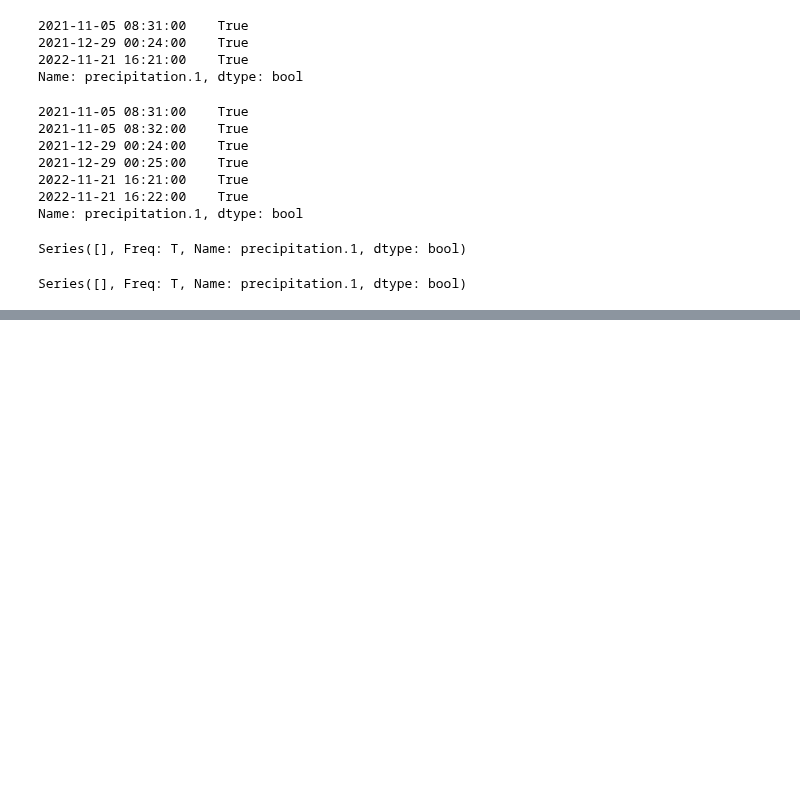
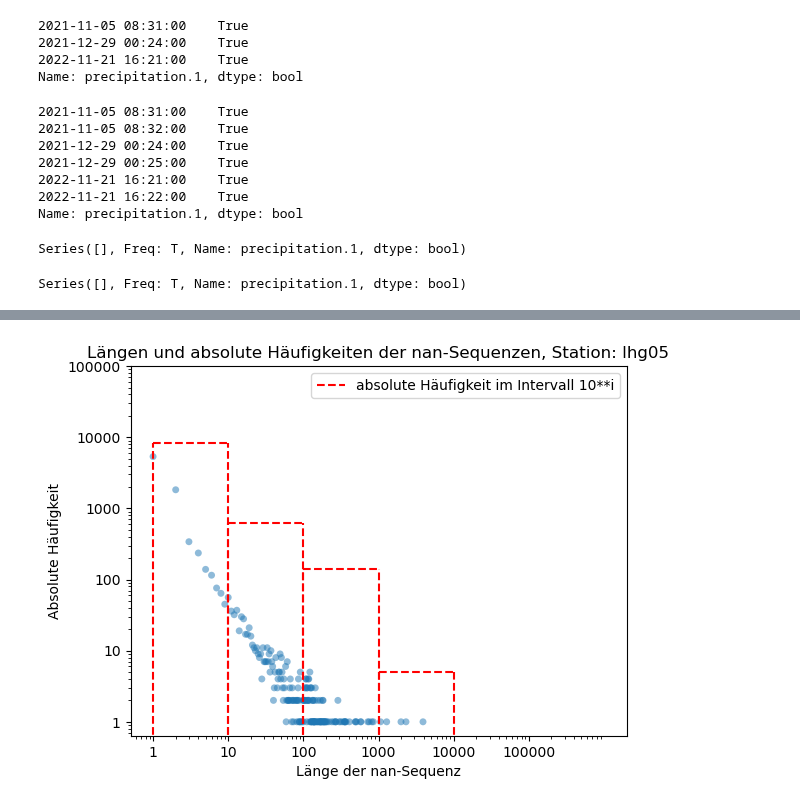
Before and after one commit to Nicholas202024/Hiwi_Code, a Jupyter notebook: kurze_nan_sequenzen_checken.ipynb, the cells around one changed output, grey strips where cells are left out. Saved outputs shown, nothing was run; the diff lists cells and outputs as text; code cells hidden in the pictures; blank space fills up the shorter version.

```diff
--- a/kurze_nan_sequenzen_checken.ipynb
+++ b/kurze_nan_sequenzen_checken.ipynb
@@ -85,4 +85,38 @@ lhg_rtu = lhg_rtu.reindex(new_index)
 # 67 = freezing rain
 # 69 = sleet
 # 90 = hail
+# %%
+def list_nan_sequences_schnell(data, station, timedelta):
+
+    if timedelta == '1min':
+        timedelta = datetime.timedelta(minutes=1)
+    if timedelta == '5min':
+        timedelta = datetime.timedelta(minutes=5)
+    if timedelta == '1h':
+        timedelta = datetime.timedelta(hours=1)
+
+    is_nan = data[station].isna() # gibt true zurück, wenn Wert NaN ist
+    diff = is_nan.diff() # gibt true zurück, wenn Wert zu Nan oder Nan zu Wert springt
+
+    # print(is_nan)
+    # print(diff)
+
+    if is_nan[0] == True:
+        diff[0] = True
+
+    starts = diff[diff == True].index[::2]
+    ends = diff[diff == True].index[1::2] - timedelta
+
+    if is_nan[-1] == True:
+        ends = ends.append(data.index[-1:])
+    elif len(starts) > len(ends):
+        starts = starts.delete(-1)
+
+    len_seq = ((ends + timedelta) - starts)/timedelta
+    len_seq = len_seq.astype(int)
+
+    # print('starts:', starts)
+    # print('ends:', ends)
+
+    return len_seq
 # %%
@@ -297,0 +442,4 @@ Count of nan sequences with min len 1: 1494
+# %%
+histogramm_scatter(lhg_rtu, 'lhg05', '5min')
+# %% [output]
+[figure, added]
```
Also changed, not shown: parts of 18 cells of this notebook, 3 other files.
